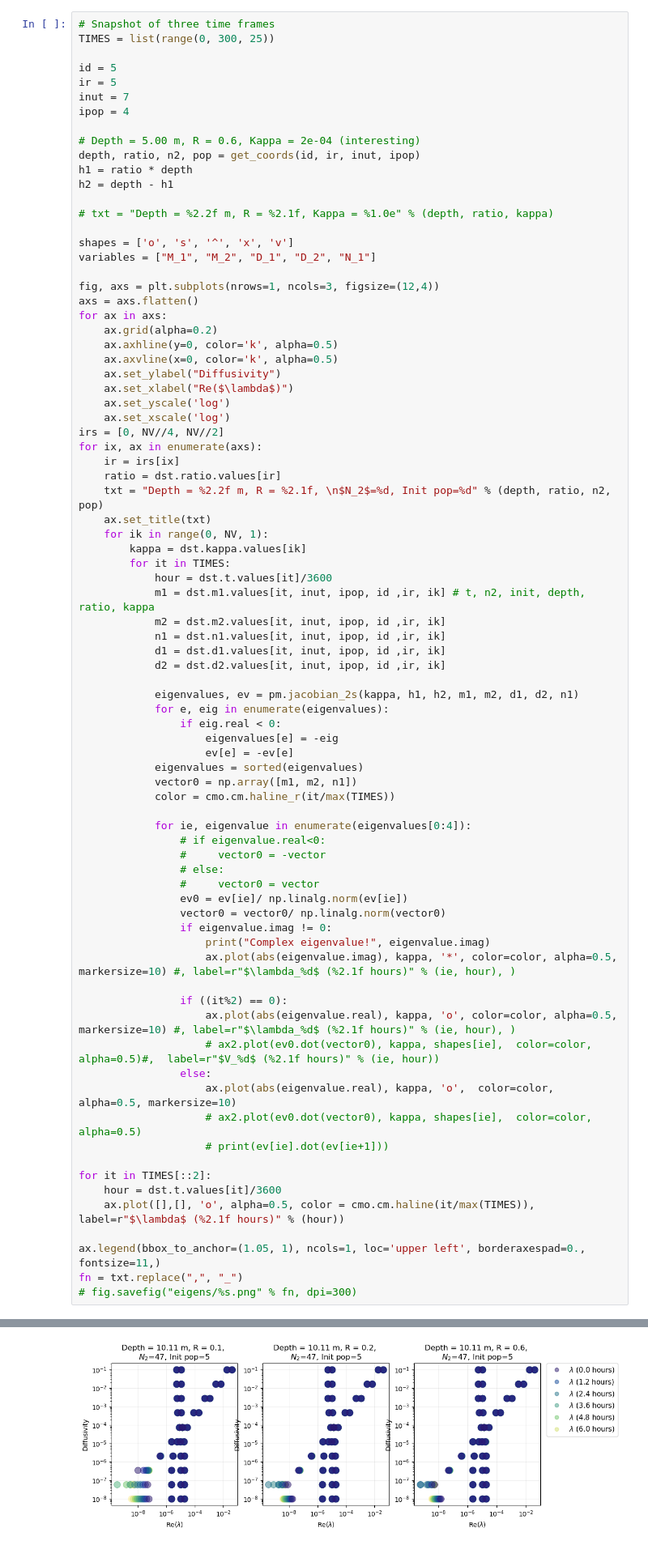
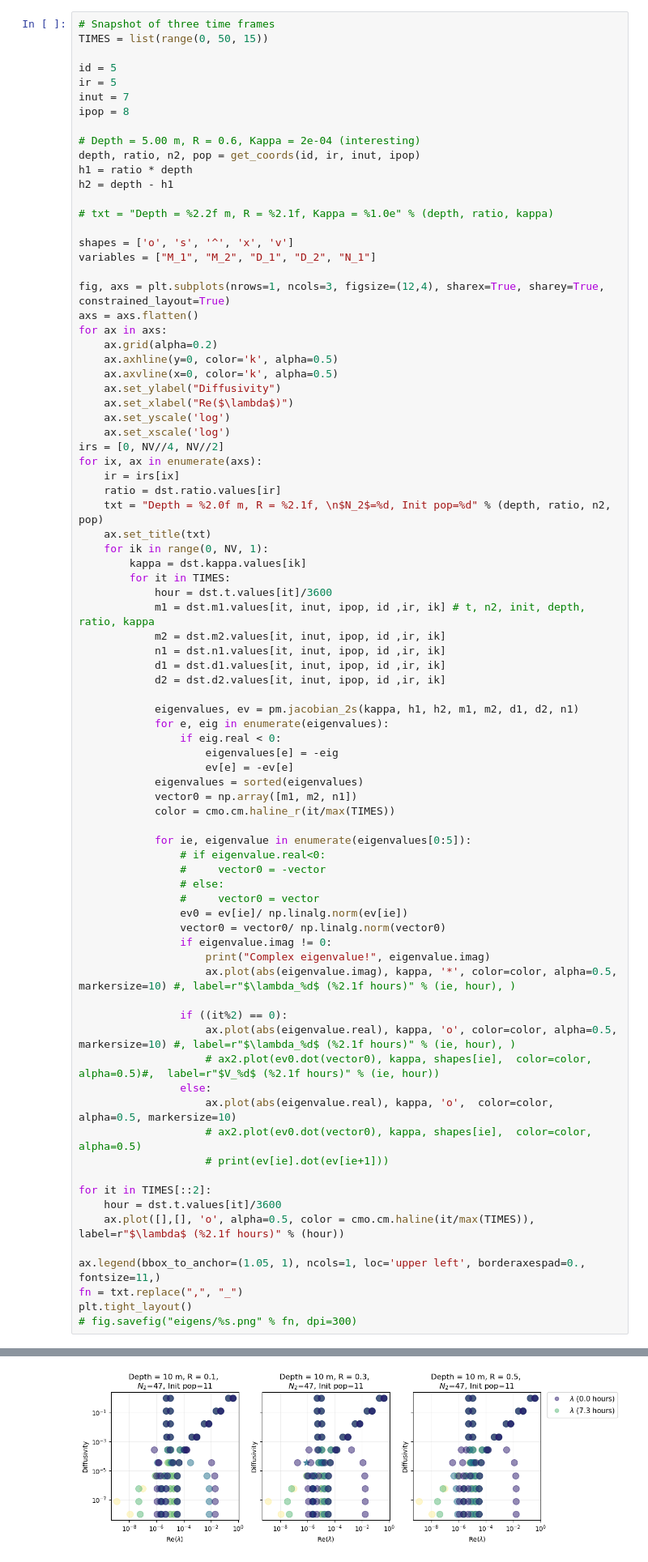
Before and after one commit to sienna-white/box_model, a Jupyter notebook: two_species.ipynb, the cells around one changed output, grey strips where cells are left out. Shown at 81% size. Drawn from its saved outputs; the diff is of its cells as text.

```diff
--- a/two_species.ipynb
+++ b/two_species.ipynb
@@ -177,11 +193,11 @@ Coordinates:
 # %%
 # Snapshot of three time frames
-TIMES = list(range(0, 300, 25))
+TIMES = list(range(0, 50, 15))
 
 id = 5
 ir = 5
 inut = 7
-ipop = 4
+ipop = 8
 
 # Depth = 5.00 m, R = 0.6, Kappa = 2e-04 (interesting)
 depth, ratio, n2, pop = get_coords(id, ir, inut, ipop)
@@ -193,7 +209,7 @@ h2 = depth - h1
 shapes = ['o', 's', '^', 'x', 'v']
 variables = ["M_1", "M_2", "D_1", "D_2", "N_1"]
 
-fig, axs = plt.subplots(nrows=1, ncols=3, figsize=(12,4))
+fig, axs = plt.subplots(nrows=1, ncols=3, figsize=(12,4), sharex=True, sharey=True, constrained_layout=True)
 axs = axs.flatten()
 for ax in axs:
     ax.grid(alpha=0.2)
@@ -207,7 +223,7 @@ irs = [0, NV//4, NV//2]
 for ix, ax in enumerate(axs):
     ir = irs[ix]
     ratio = dst.ratio.values[ir]
-    txt = "Depth = %2.2f m, R = %2.1f, \n$N_2$=%d, Init pop=%d" % (depth, ratio, n2, pop)
+    txt = "Depth = %2.0f m, R = %2.1f, \n$N_2$=%d, Init pop=%d" % (depth, ratio, n2, pop)
     ax.set_title(txt)
     for ik in range(0, NV, 1):
         kappa = dst.kappa.values[ik]
@@ -228,7 +244,7 @@ for ix, ax in enumerate(axs):
             vector0 = np.array([m1, m2, n1])
             color = cmo.cm.haline_r(it/max(TIMES))
 
-            for ie, eigenvalue in enumerate(eigenvalues[0:4]):
+            for ie, eigenvalue in enumerate(eigenvalues[0:5]):
                 # if eigenvalue.real<0:
                 #     vector0 = -vector
                 # else:
@@ -253,5 +269,6 @@ for it in TIMES[::2]:
 
 ax.legend(bbox_to_anchor=(1.05, 1), ncols=1, loc='upper left', borderaxespad=0., fontsize=11,)
 fn = txt.replace(",", "_")
+plt.tight_layout()
 # fig.savefig("eigens/%s.png" % fn, dpi=300)
 # %% [output]
@@ -258 +283 @@ fn = txt.replace(",", "_")
-[figure, old version]
+[figure, new version]
```
Also changed, not shown: parts of 6 cells of this notebook, 1 other file.
